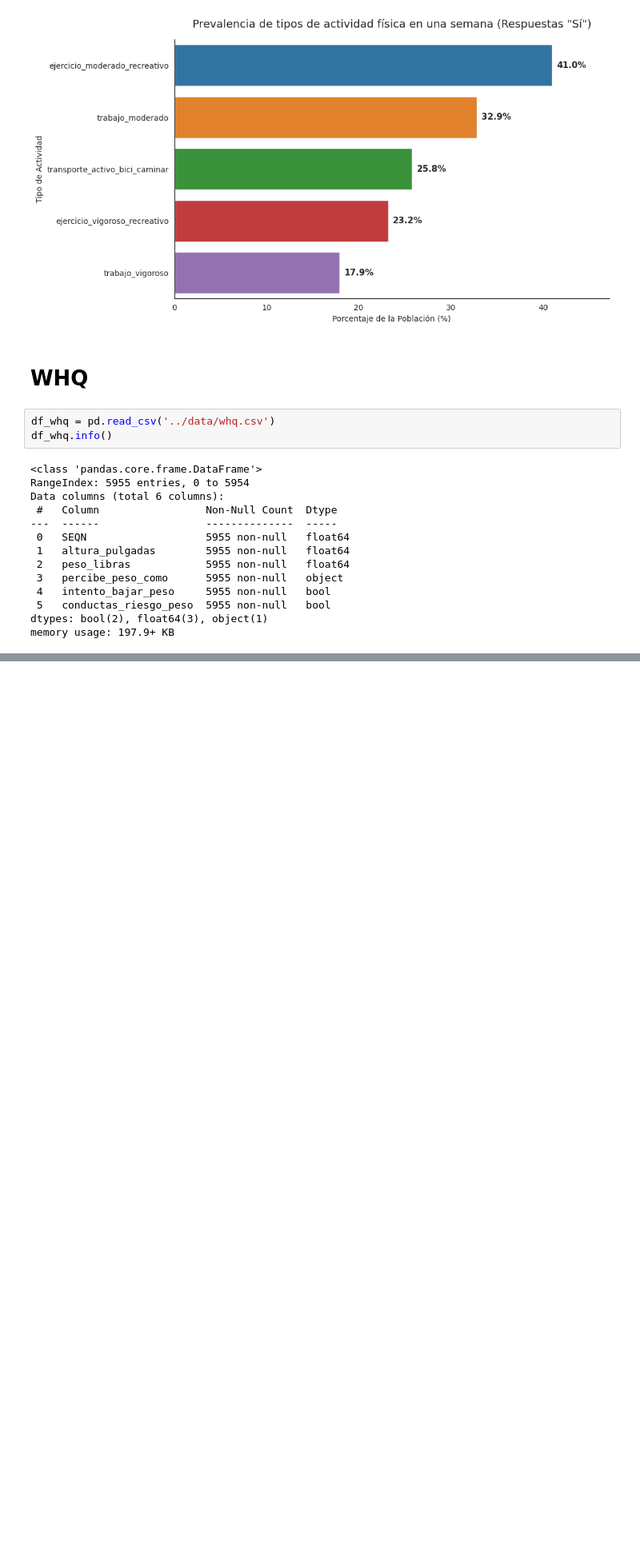
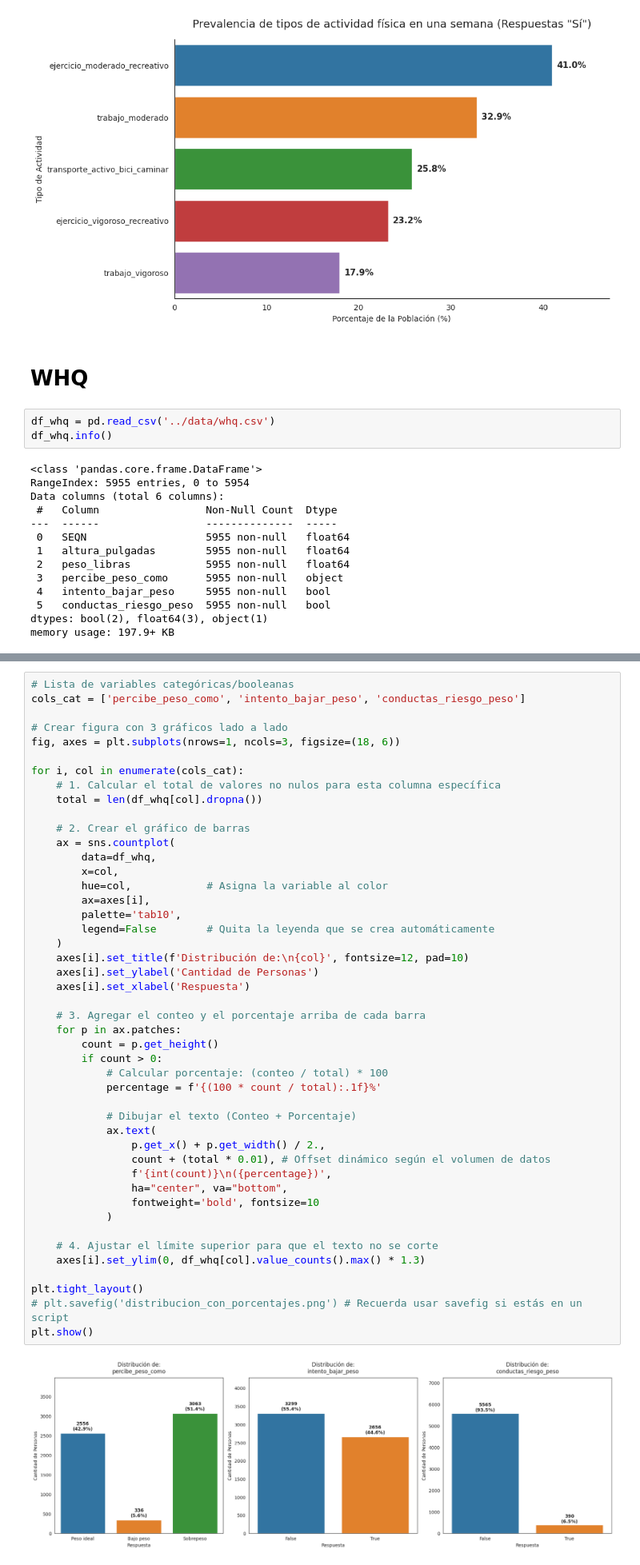
Before and after one commit to salva1984/kokoa-analisis-salud-mental, a Jupyter notebook: notebooks/04-analisis.ipynb, the cells around one changed output, grey strips where cells are left out. Shown at 80% size. Drawn from its saved outputs; the diff is of its cells as text; blank space fills up the shorter version.

```diff
--- a/notebooks/04-analisis.ipynb
+++ b/notebooks/04-analisis.ipynb
@@ -804,0 +831,48 @@ memory usage: 197.9+ KB
+# %%
+# Lista de variables categóricas/booleanas
+cols_cat = ['percibe_peso_como', 'intento_bajar_peso', 'conductas_riesgo_peso']
+
+# Crear figura con 3 gráficos lado a lado
+fig, axes = plt.subplots(nrows=1, ncols=3, figsize=(18, 6))
+
+for i, col in enumerate(cols_cat):
+    # 1. Calcular el total de valores no nulos para esta columna específica
+    total = len(df_whq[col].dropna())
+
+    # 2. Crear el gráfico de barras
+    ax = sns.countplot(
+        data=df_whq,
+        x=col,
+        hue=col,            # Asigna la variable al color
+        ax=axes[i],
+        palette='tab10',
+        legend=False        # Quita la leyenda que se crea automáticamente
+    )
+    axes[i].set_title(f'Distribución de:\n{col}', fontsize=12, pad=10)
+    axes[i].set_ylabel('Cantidad de Personas')
+    axes[i].set_xlabel('Respuesta')
+
+    # 3. Agregar el conteo y el porcentaje arriba de cada barra
+    for p in ax.patches:
+        count = p.get_height()
+        if count > 0:
+            # Calcular porcentaje: (conteo / total) * 100
+            percentage = f'{(100 * count / total):.1f}%'
+
+            # Dibujar el texto (Conteo + Porcentaje)
+            ax.text(
+                p.get_x() + p.get_width() / 2.,
+                count + (total * 0.01), # Offset dinámico según el volumen de datos
+                f'{int(count)}\n({percentage})',
+                ha="center", va="bottom",
+                fontweight='bold', fontsize=10
+            )
+
+    # 4. Ajustar el límite superior para que el texto no se corte
+    axes[i].set_ylim(0, df_whq[col].value_counts().max() * 1.3)
+
+plt.tight_layout()
+# plt.savefig('distribucion_con_porcentajes.png') # Recuerda usar savefig si estás en un script
+plt.show()
+# %% [output]
+[figure, added]
```
Also changed, not shown: parts of 5 cells of this notebook, 2 other files.
